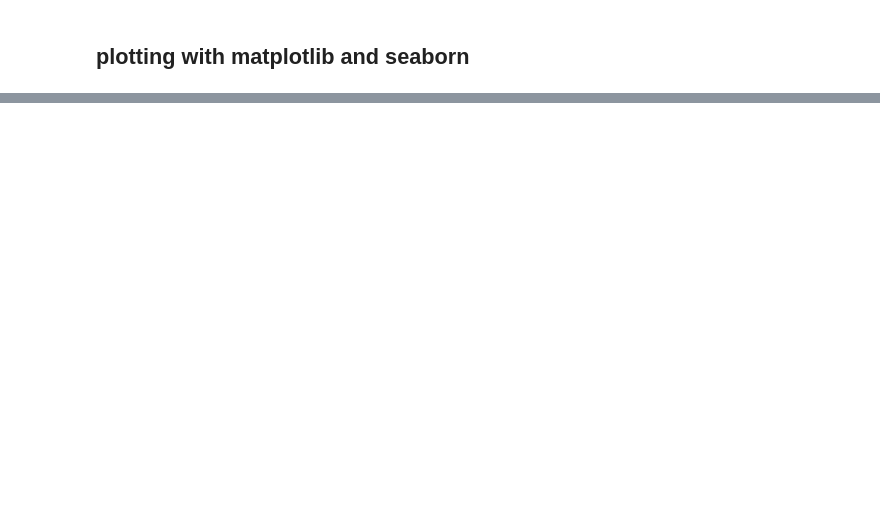
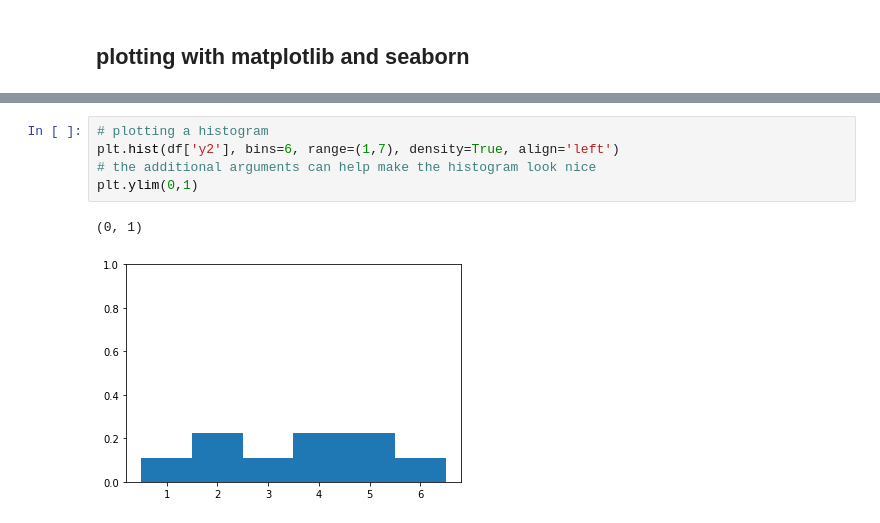
Before and after one commit to nblauch/uPNC_2020, a Jupyter notebook: tutorial.ipynb, the cells around one changed output, grey strips where cells are left out. Drawn from its saved outputs; the diff is of its cells as text; blank space fills up the shorter version.

```diff
--- a/tutorial.ipynb
+++ b/tutorial.ipynb
@@ -508,0 +1208,8 @@ print(std_array)
+# %%
+# plotting a histogram
+plt.hist(df['y2'], bins=6, range=(1,7), density=True, align='left')
+# the additional arguments can help make the histogram look nice
+plt.ylim(0,1)
+# %% [output]
+(0, 1)
+[figure, added]
```
Also changed, not shown: parts of 94 cells of this notebook.
